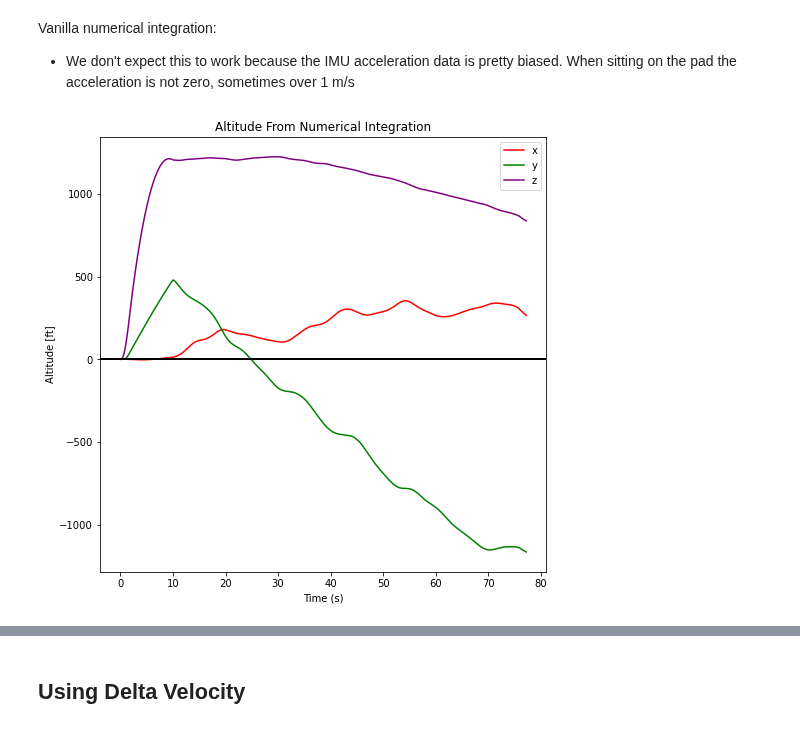
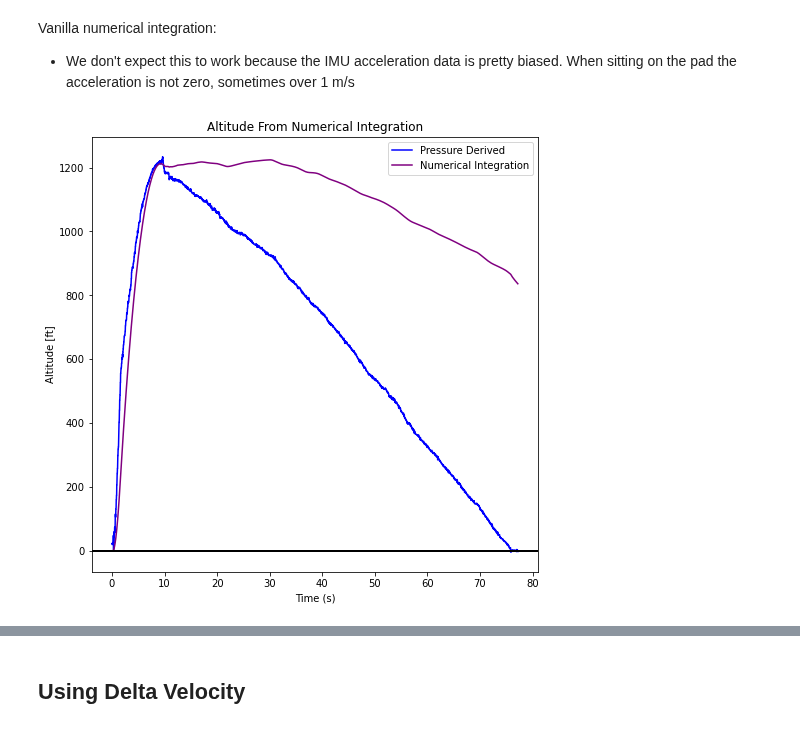
Before and after one commit to VADL-2022/IMU_VV, a Jupyter notebook: 03_Path_Recon/Subscale2_Reconstruction.ipynb, the cells around one changed output, grey strips where cells are left out. Saved outputs shown, nothing was run; the diff lists cells and outputs as text; code cells hidden in the pictures.

```diff
--- a/03_Path_Recon/Subscale2_Reconstruction.ipynb
+++ b/03_Path_Recon/Subscale2_Reconstruction.ipynb
@@ -55,25 +41,8 @@ ax_vn = df['LinearAccelNed X'] * ft
 ay_vn = df['LinearAccelNed Y'] * ft
 az_vn = df['LinearAccelNed Z'] * -ft
 
-def numerical_int(accel_xyz, tdata):
-    ax_vn, ay_vn, az_vn = accel_xyz[0], accel_xyz[1], accel_xyz[2]
+accel_xyz = [ax_vn, ay_vn, az_vn]
+v_vec, x_vec = hf.numerical_int(accel_xyz, tdata)
 
-    vx_vn, vy_vn, vz_vn = np.zeros(len(ax_vn)),np.zeros(len(ay_vn)), np.zeros(len(az_vn))
-    x_vn, y_vn, z_vn = np.zeros(len(ax_vn)),np.zeros(len(ay_vn)), np.zeros(len(az_vn))
-    dt = tdata[1]
-
-    vx_vn = integrate.cumtrapz(ax_vn, tdata, initial=0)
-    vy_vn = integrate.cumtrapz(ay_vn, tdata, initial=0)
-    vz_vn = integrate.cumtrapz(az_vn, tdata, initial=0)
-
-    x_vn = integrate.cumtrapz(vx_vn, tdata, initial=0)
-    y_vn = integrate.cumtrapz(vy_vn, tdata, initial=0)
-    z_vn = integrate.cumtrapz(vz_vn, tdata, initial=0)
-
-    v_vec = [vx_vn, vy_vn, vz_vn]
-    x_vec = [x_vn, y_vn, z_vn]
-
-    return v_vec, x_vec
-
-accel_xyz = [ax_vn, ay_vn, az_vn]
-v_vec, x_vec = numerical_int(accel_xyz, tdata)
+vx_vn, vy_vn, vz_vn = v_vec[0], v_vec[1], v_vec[2]
+x_vn, y_vn, z_vn = x_vec[0], x_vec[1], x_vec[2]
@@ -114,19 +77,22 @@ plt.show()
 # %% [markdown]
 Vanilla numerical integration:
 - We don't expect this to work because the IMU acceleration data is pretty biased.  When sitting on the pad the acceleration is not zero, sometimes over 1 m/s
+# %%
+P = df['Pres']
+v_NASA_pres = np.vectorize(hf.nasa_pres)
+altitude_NASA_pres = v_NASA_pres(P, P0=99.035, T0=288.1)*ft
+#T0 really was 303.3966... this would've been biased by the RPi tho
 # %%
 fig1 = plt.figure(1, figsize=(8,8))
 # Just the Displacement:
 ax = plt.subplot(111)
-#l1 = ax.plot(tdata, altitude_NASA_pres, color='blue', label='NASA Pressure')
-l2 = ax.plot(tdata, x_vn, color='red', label='x')
-l3 = ax.plot(tdata, y_vn, color='green', label='y')
-l4 = ax.plot(tdata, z_vn, color='purple', label='z')
+l1 = ax.plot(tdata, altitude_NASA_pres, color='blue', label='Pressure Derived')
+l4 = ax.plot(tdata, z_vn, color='purple', label='Numerical Integration')
 l5 = plt.axhline(y=0, color='black', linewidth=2)
 ax.set_title("Altitude From Numerical Integration")
 ax.set_xlabel('Time (s)')
 ax.set_ylabel("Altitude [ft]")
 ax.legend()
 plt.show()
 # %% [output]
-[figure, old version]
+[figure, new version]
```
Also changed, not shown: parts of 16 cells of this notebook, 2 other files.
